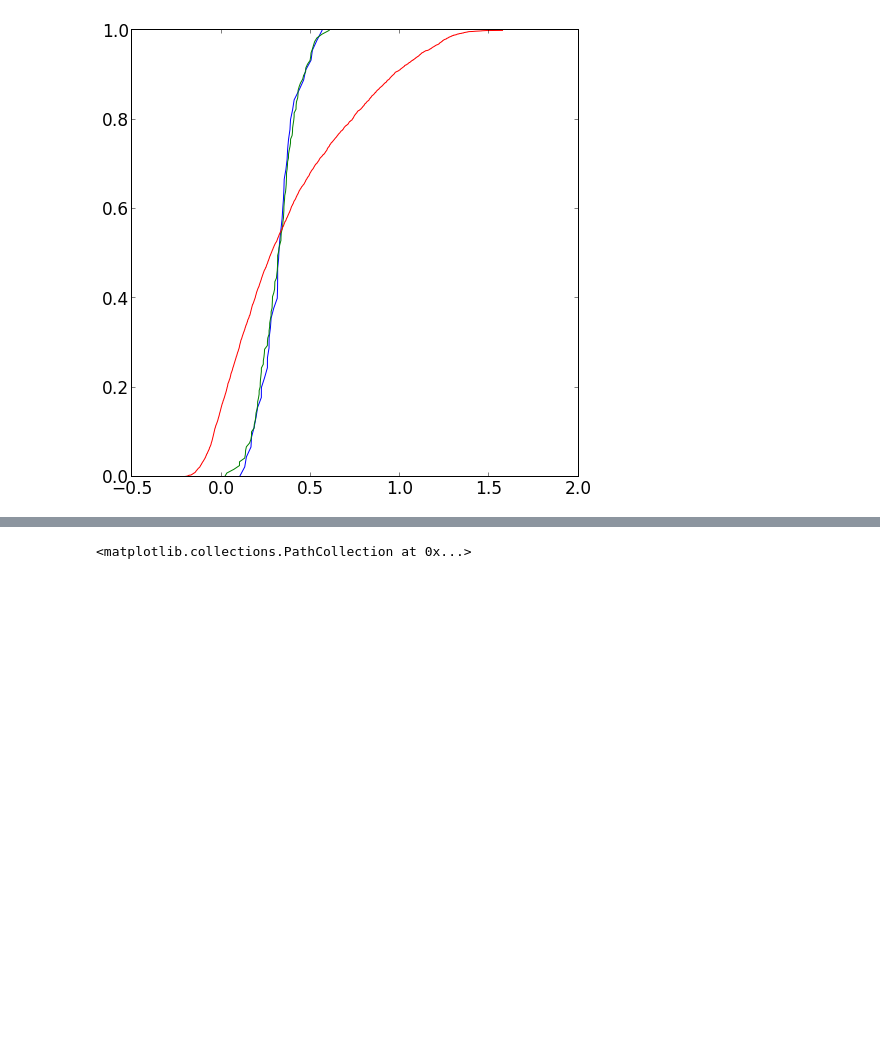
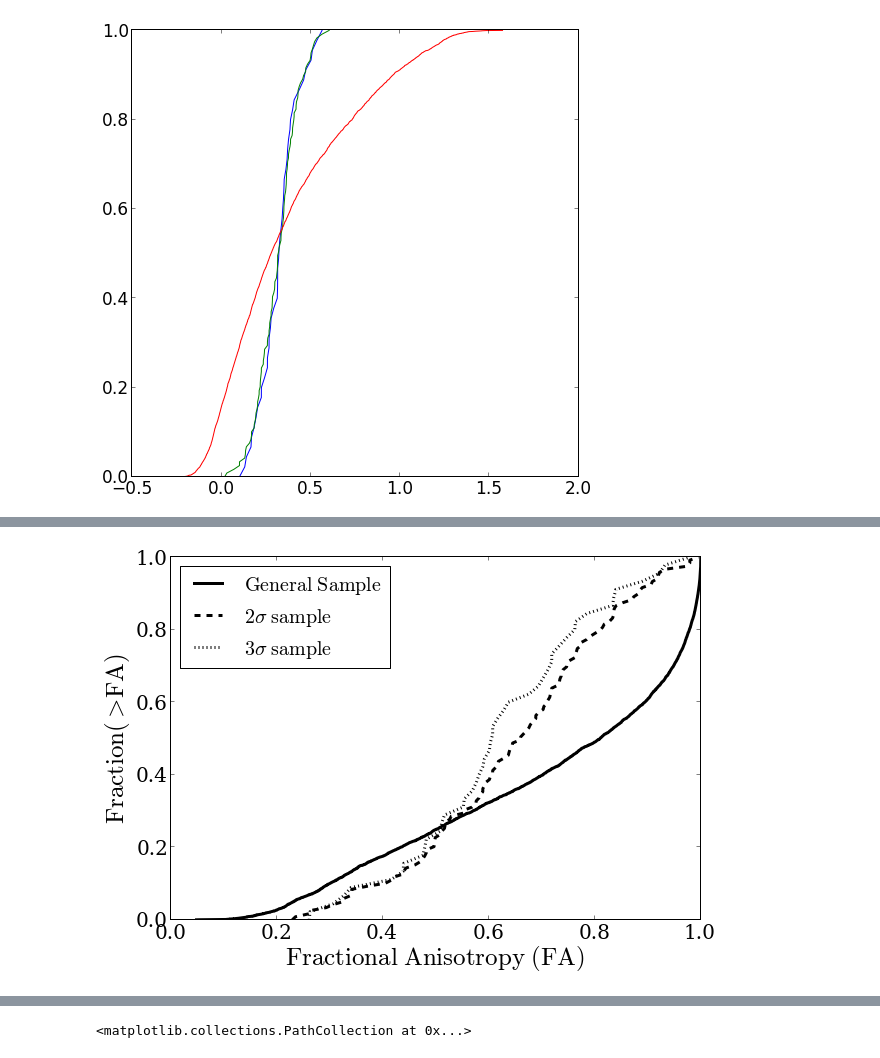
Before and after one commit to forero/LGEnvironment, a Jupyter notebook: code/AnalyzeData.ipynb, the cells around one changed output, grey strips where cells are left out. Saved outputs shown, nothing was run; the diff lists cells and outputs as text; code cells hidden in the pictures; blank space fills up the shorter version.

```diff
--- a/code/AnalyzeData.ipynb
+++ b/code/AnalyzeData.ipynb
@@ -203,0 +214,24 @@ ylim([0.0,1.0])
+# %%
+histo_bins = linspace(0.0,1.0,10)
+delta = histo_bins[1] - histo_bins[0]
+fig = figure(figsize=(9.5,6.5))
+ax = axes()
+enlarge_labels(ax)
+ax.set_xlabel("$\mathrm{Fractional\ Anisotropy\ (FA)}$",fontsize=25)
+ax.set_ylabel("$\mathrm{Fraction (>FA)}$",fontsize=25)
+
+
+ax.plot(sort(FA_halo_A_ALL), linspace(0,1.0,n_ALL),color='black',ms=1,linewidth=3.0, label="$\mathrm{General\ Sample}$")
+ax.plot(sort(FA_halo_A_3S), linspace(0,1.0,n_3S),'r--',color='black',ms=1,linewidth=3.0, label="$2\sigma\ \mathrm{sample}$")
+ax.plot(sort(FA_halo_A_2S), linspace(0,1.0,n_2S),'r:',color='black',ms=1,linewidth=3.0, label="$3\sigma\ \mathrm{sample}$")
+
+ax.legend(loc=0, scatterpoints=1, prop={'size':20})
+
+ax.set_xlim([0.0,1.0])
+ax.set_ylim([0.0,1.0])
+filename='FA_histogram'
+savefig(filename + '.eps',format = 'eps', transparent=True)
+savefig(filename + '.pdf',format = 'pdf', transparent=True)
+savefig(filename + '.png',format = 'png', transparent=True)
+# %% [output]
+[figure, added]
```
Also changed, not shown: parts of 7 cells of this notebook.
